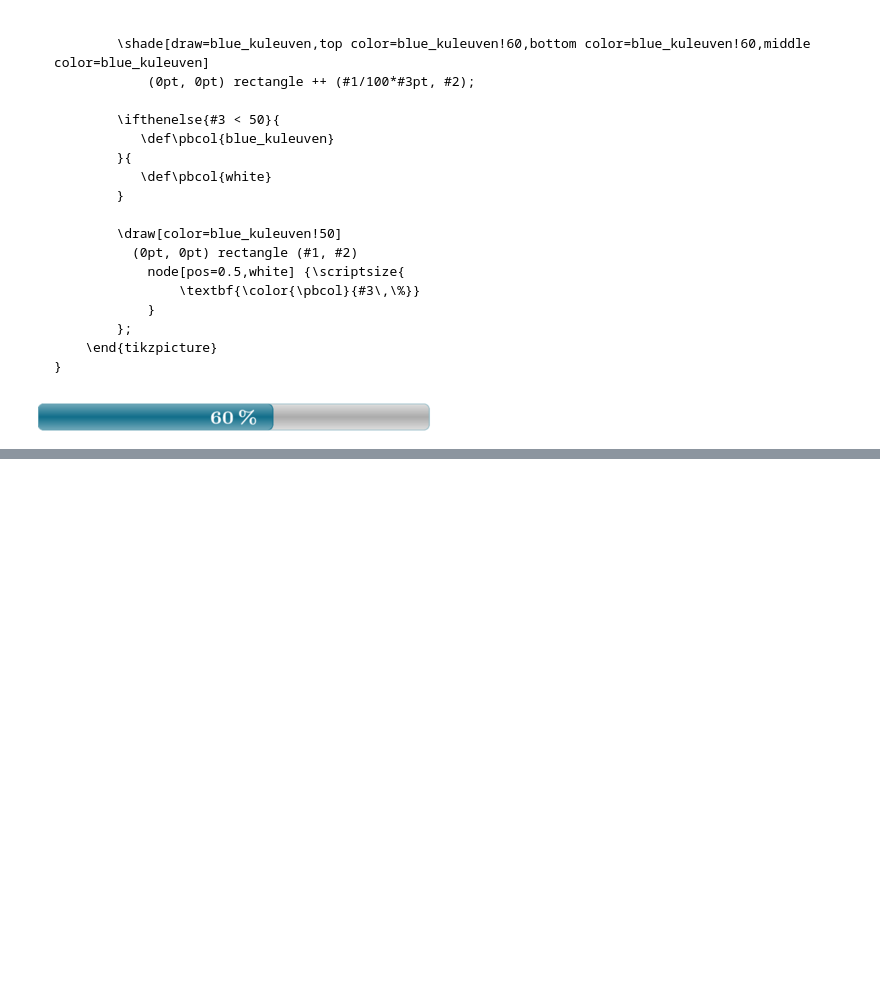
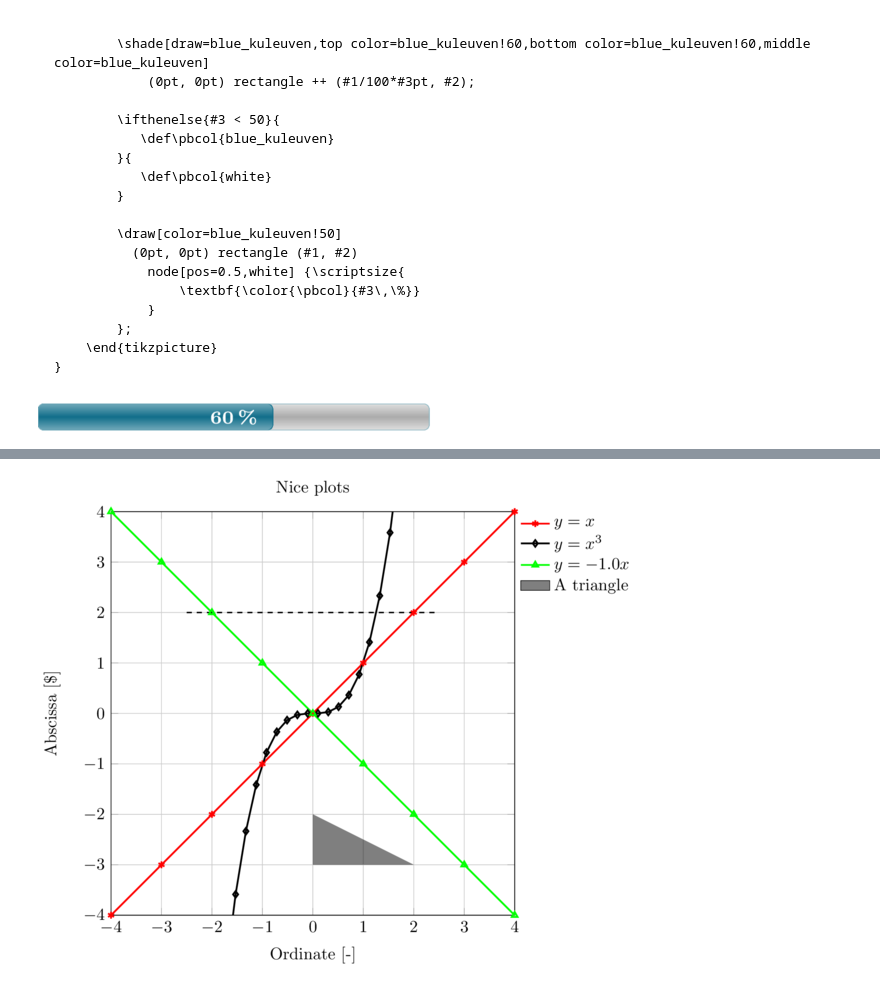
Before and after one commit to giulianobernardi/Tikz_tutorial, a Jupyter notebook: Tikz_tutorial.ipynb, the cells around one changed output, grey strips where cells are left out. Saved outputs shown, nothing was run; the diff lists cells and outputs as text; code cells hidden in the pictures; blank space fills up the shorter version.

```diff
--- a/Tikz_tutorial.ipynb
+++ b/Tikz_tutorial.ipynb
@@ -500,0 +517,55 @@ Example of a parameterized progress bar in Tikz, using the code
+# %%
+%%tikz -s 600,600
+\begin{axis}[
+%
+	width=10cm,
+	height=10cm,
+	%scale only axis,
+ 	xmin=-4, xmax=4,
+ 	ymin=-4, ymax=4,
+	xlabel={Ordinate [-]},
+    ylabel={Abscissa [\$]},
+	xminorticks=true, yminorticks=true,
+    yticklabel style={text width=2em,align=right},
+	xticklabel style={text width=2em,align=center},
+	ylabel style={align=center},
+	xmajorgrids,  xminorgrids,
+	ymajorgrids,  yminorgrids,
+	mark size=2pt, samples=11,
+	title={Nice plots},
+	legend style={at={(1,1)},legend columns=1,anchor=north west,fill=none,draw=none,legend cell align=left}
+]
+% Definition of k
+\pgfmathsetmacro{\k}{-1}
+
+% Linear with x (default name variable)
+\addplot [color=red,mark=asterisk,solid,line width=1.0pt]
+(x, {x});
+\addlegendentry{$y = x$};
+
+% Linear with t (non-default name variable)
+\addplot [color=black,mark=diamond,solid,line width=1.0pt,samples=50,variable=\t]
+(t, {t^3});
+\addlegendentry{$y=x^3$};
+
+
+% Linear with t and factor
+\addplot [color=green,mark=triangle,solid,line width=1.0pt,variable=\t]
+(t, {\k*t});
+\addlegendentry{$y=\k x$};
+
+% An area
+\addplot [draw=none,fill,fill opacity=0.5,area legend]coordinates {
+    (0, -2)
+    (0, -3)
+    (2, -3)
+};
+\addlegendentry{A triangle};
+
+% A line
+\draw[dashed, thick] (axis cs:-2.5,2) -- (axis cs:2.5,2);
+
+
+\end{axis}
+# %% [output]
+[figure, added]
```
Also changed, not shown: parts of 10 cells of this notebook, 2 other files.
